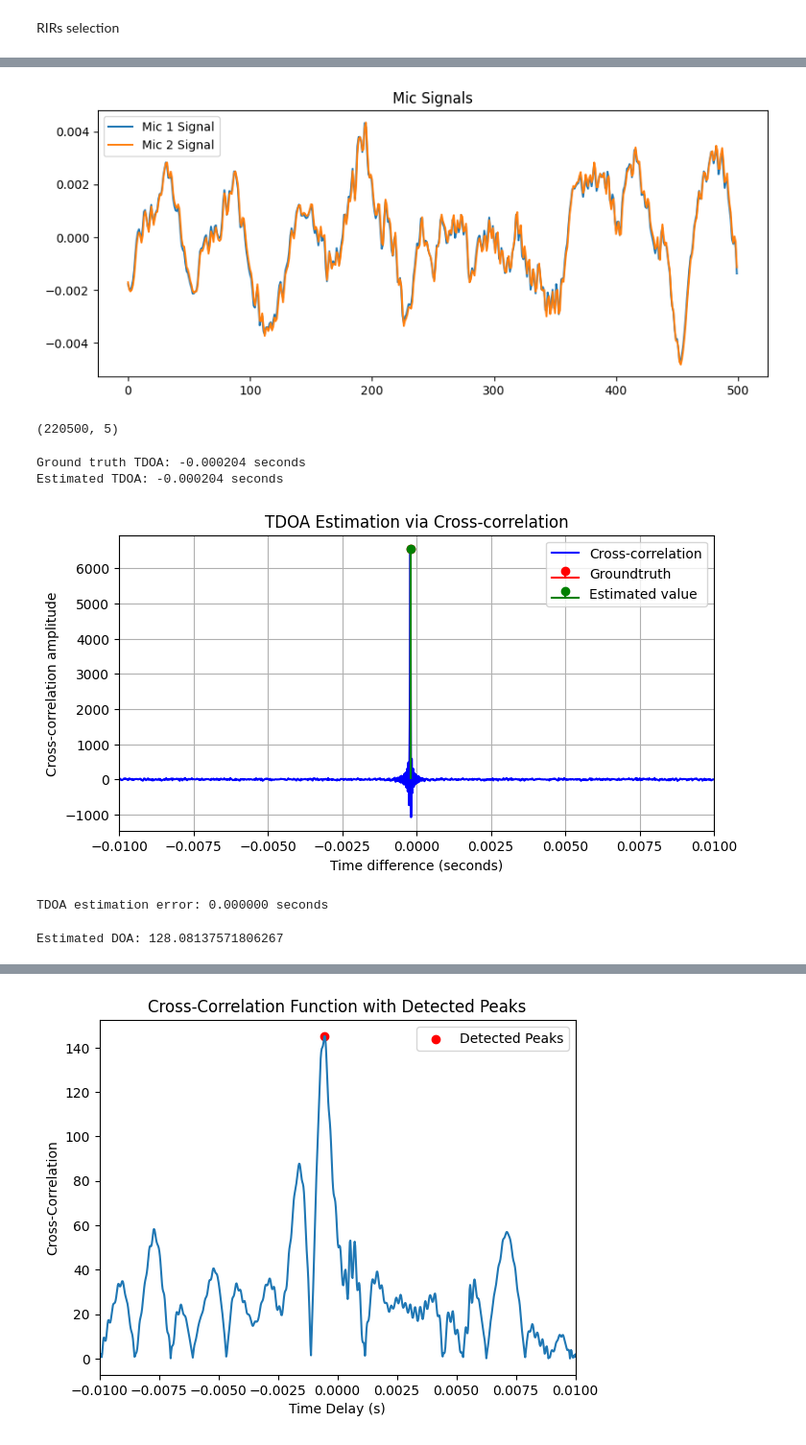
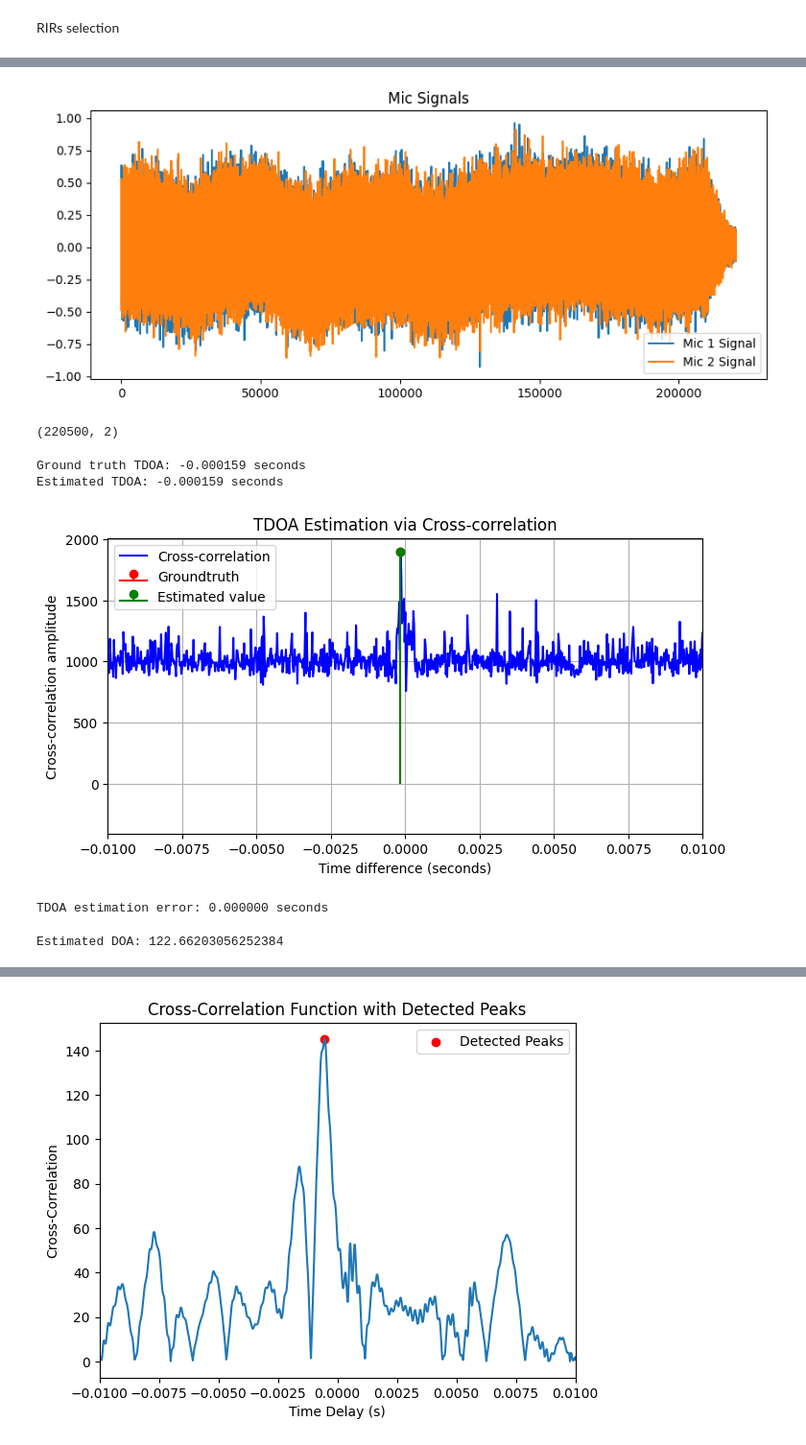
Before and after one commit to HeartUnderBladepyz/P-D-ISSP, a Jupyter notebook: notebook_skeleton.ipynb, the cells around one changed output, grey strips where cells are left out. Shown at 96% size. Drawn from its saved outputs; the diff is of its cells as text; code cells hidden in the pictures.

```diff
--- a/notebook_skeleton.ipynb
+++ b/notebook_skeleton.ipynb
@@ -92,0 +79,33 @@ Acoustic scenario object containing the RIRs, with parameters:
+# %%
+#Acoustic scenario first parts week 1
+from package.gui_utils import load_rirs
+current_rir = "C:/Users/uprub/Documents/PandD/pandd2023-base/rirs/week4_rvb.gz"
+acousticScenario = load_rirs(path=current_rir) # loads the data
+roomDim = acousticScenario.roomDim # access the room dimension [m]
+print(acousticScenario) # print out all parameters
+
+import matplotlib.pyplot as plt
+# Select RIRs to be used
+# rirFile = 'rirs/'  # use this to input a specific set of RIRs (full path to .pkl.gz file)
+#rirFile = genfcns.select_latest_rir(path='./rirs/')  # use this to select the lastly generated RIRs
+rirFile = current_rir
+# Load from Pickle archive
+acousticScenario = guifcns.load_rirs(path=rirFile)
+# >>> NB: the RIRs can be accessed as acousticScenario.RIRsAudio /or/ RIRsNoise
+acousticScenario.plot_asc()  # show the acoustic scenario as a pl
+
+#Current angles are 45 and 135 degrees, and 14 degrees and 104 degrees
+plt.figure()
+plt.figure(figsize=(6, 3))
+plt.plot(acousticScenario.RIRsAudio[0:5000,1,0])
+plt.title("RIR of source 1 to microphone 2")
+
+# plt.figure()
+# plt.figure(figsize=(6, 3))
+# plt.plot(acousticScenario.RIRsNoise[:,0,0])
+# print(acousticScenario.RIRsAudio.shape)
+# print(acousticScenario)
+
+# print(acousticScenario.RIRsAudio)
+# print(acousticScenario.RIRsNoise.shape)
+# print(acousticScenario)
@@ -198,38 +211,38 @@ def create_micsigs(target_audio_files, noise_audio_files, acousticScenario, T_s,
 
     # Plot first two microphone signals
     # for mic_idx in range(num_micro):
     #     plt.figure(figsize=(10, 4))
     #     plt.plot(mic_signals[:, mic_idx], label=f'Mic {mic_idx + 1}')
     #     plt.title(f"Microphone {mic_idx + 1} Signal")
     #     # plt.xlim((6425,6470))
     #     plt.xlabel("Samples")
     #     plt.ylabel("Amplitude")
     #     plt.legend()
     #     plt.show()
 
     return mic_signals, speech_components, noise_components, fs
 
 hm_sources = ["C:/Users/uprub/Documents/PandD/pandd2023-base/sound_files/head_mounted_rirs/s30"]
 Time_duration = 5
-mic, speech, noise, _ = create_micsigs(["C:/Users/uprub/Documents/PandD/pandd2023-base/sound_files/rep_part1_track1_dry.wav","C:/Users/uprub/Documents/PandD/pandd2023-base/sound_files/rep_part1_track1_dry.wav"], ["C:/Users/uprub/Documents/PandD/pandd2023-base/sound_files/Babble_noise1.wav"], acousticScenario, Time_duration, [])
+mic, speech, noise, _ = create_micsigs(["C:/Users/uprub/Documents/PandD/pandd2023-base/sound_files/whitenoise_signal_1.wav"], [], acousticScenario, Time_duration, [])
 plt.figure(figsize=(10, 4))
-plt.plot(mic[5500:6000, 0], label="Mic 1 Signal")
-plt.plot(mic[5500:6000, 1], label="Mic 2 Signal")
+plt.plot(mic[:, 0], label="Mic 1 Signal")
+plt.plot(mic[:, 1], label="Mic 2 Signal")
 plt.legend()
 plt.title("Mic Signals")
 plt.show()
 
 
 # sd.play(speech1[0:fs*1], fs)
 # sd.play(mic[:,0], fs)
 
 print(mic.shape)
 # Play the first microphone signal
 sd.play(mic[:, 0], samplerate=acousticScenario.fs)
 sd.wait()  # Wait until playback finishes
 # %% [output]
-[figure, old version]
+[figure, new version]
-(220500, 5)
+(220500, 2)
 # %%
 #Part 3 new
 import numpy as np
@@ -297,9 +310,9 @@ def TDOA_corr(audio1_name, acousticScenario, Ts):
 # Example usage
 TDOA_corr("C:/Users/uprub/Documents/PandD/pandd2023-base/sound_files/whitenoise_signal_1.wav", acousticScenario, 5)
 # %% [output]
-Ground truth TDOA: -0.000204 seconds
-Estimated TDOA: -0.000204 seconds
+Ground truth TDOA: -0.000159 seconds
+Estimated TDOA: -0.000159 seconds
-[figure, old version]
+[figure, new version]
 TDOA estimation error: 0.000000 seconds
 # %%
 #Part 4 new
@@ -372,4 +385,4 @@ mic2 = mic_signals[:, 1]  # Signal from microphone 2
 DOA_estimate = DOA_corr(mic1, mic2, d, fs)
 print("Estimated DOA:", DOA_estimate[0])
 # %% [output]
-Estimated DOA: 128.08137571806267
+Estimated DOA: 122.66203056252384
```
Also changed, not shown: parts of 23 cells of this notebook.
